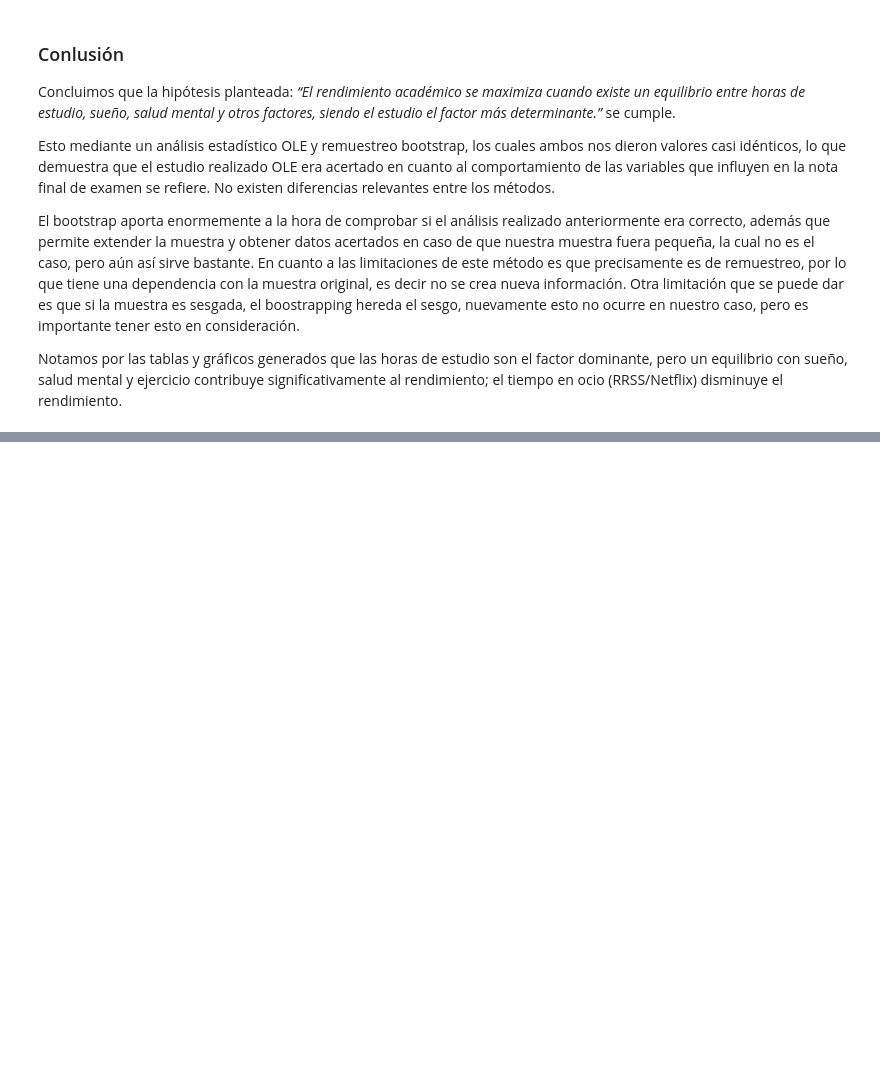
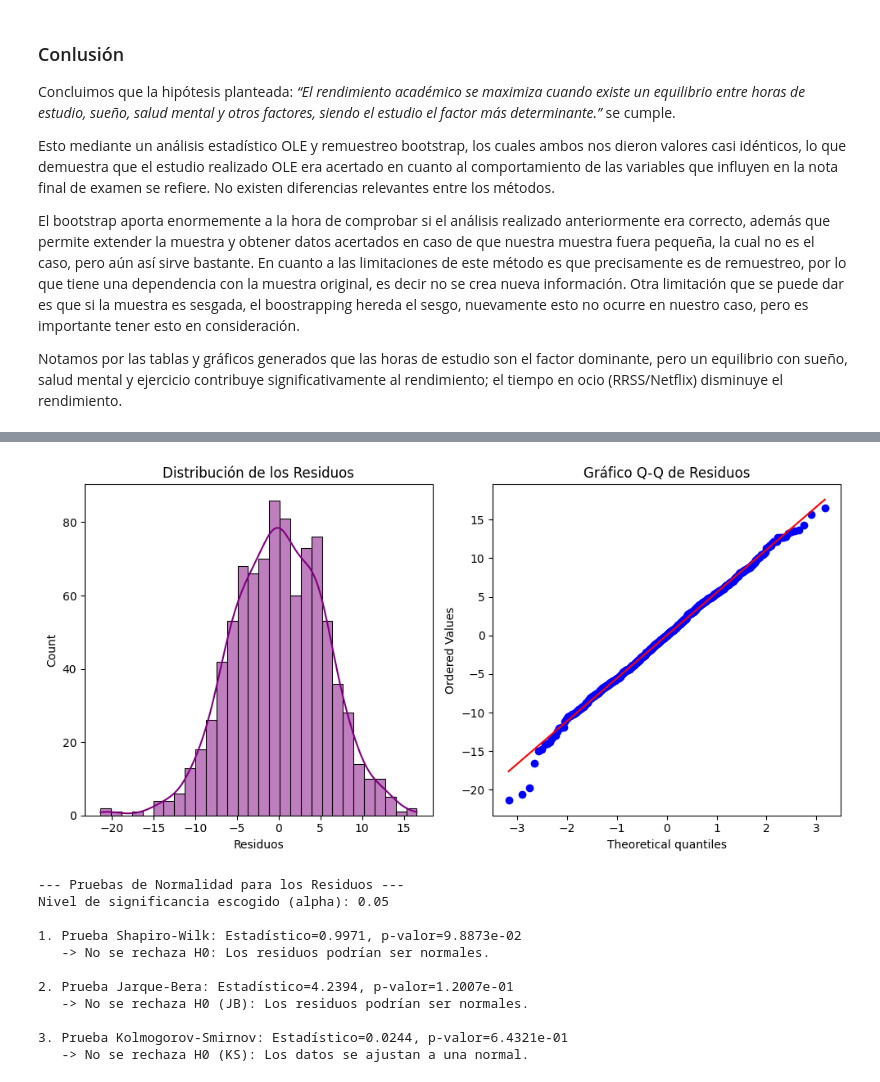
Before and after one commit to Gragas1v9/Trabajo-Estaca, a Jupyter notebook: notebook-estaca-1.ipynb, the cells around one changed output, grey strips where cells are left out. Drawn from its saved outputs; the diff is of its cells as text; code cells hidden in the pictures; blank space fills up the shorter version.

Commit message:
parte 1 entrega 3

```diff
--- a/notebook-estaca-1.ipynb
+++ b/notebook-estaca-1.ipynb
@@ -718,0 +858,72 @@ Notamos por las tablas y gráficos generados que las horas de estudio son el fac
+# %%
+from scipy.stats import shapiro, jarque_bera, norm, kstest
+
+# --- 3.1. Preparar datos para la prueba ---
+# Usaremos los residuos del modelo original (calculados en tu entrega 2)
+# Si no los tienes en memoria, recálculos:
+y_pred = X @ pendientes_hat
+residuos = Y - y_pred
+
+# --- 3.2. Visualización de la distribución de residuos ---
+plt.figure(figsize=(10, 5))
+
+# Histograma y KDE
+plt.subplot(1, 2, 1)
+sns.histplot(residuos, kde=True, bins=30, color='purple')
+plt.title('Distribución de los Residuos')
+plt.xlabel('Residuos')
+
+# Gráfico Q-Q (Quantile-Quantile) para comparar con normal teórica
+plt.subplot(1, 2, 2)
+stats.probplot(residuos, dist="norm", plot=plt)
+plt.title('Gráfico Q-Q de Residuos')
+
+plt.tight_layout()
+plt.show()
+
+# --- 3.3. Pruebas Formales de Bondad de Ajuste (Normalidad) ---
+# Hipótesis nula (H0): Los datos siguen una distribución normal.
+# Nivel de significancia (alfa) típico: 0.05
+
+print("\n--- Pruebas de Normalidad para los Residuos ---")
+alfa_bondad = 0.05
+print(f"Nivel de significancia escogido (alpha): {alfa_bondad}\n")
+
+# Prueba 1: Shapiro-Wilk
+shapiro_stat, shapiro_p = shapiro(residuos)
+print(f"1. Prueba Shapiro-Wilk: Estadístico={shapiro_stat:.4f}, p-valor={shapiro_p:.4e}")
+if shapiro_p > alfa_bondad:
+    print("   -> No se rechaza H0: Los residuos podrían ser normales.")
+else:
+    print("   -> Se rechaza H0: Los residuos NO siguen una distribución normal.")
+
+# Prueba 2: Jarque-Bera (opcional, pero buena para confirmar)
+jb_stat, jb_p = jarque_bera(residuos)
+print(f"\n2. Prueba Jarque-Bera: Estadístico={jb_stat:.4f}, p-valor={jb_p:.4e}")
+if jb_p > alfa_bondad:
+    print("   -> No se rechaza H0 (JB): Los residuos podrían ser normales.")
+else:
+    print("   -> Se rechaza H0 (JB): Los residuos NO son normales.")
+
+# Prueba 3: Kolmogorov-Smirnov (comparando con normal estándar ajustada)
+# Estandarizamos los residuos para comparar con una normal(0,1)
+residuos_std = (residuos - residuos.mean()) / residuos.std()
+ks_stat, ks_p = kstest(residuos_std, 'norm')
+print(f"\n3. Prueba Kolmogorov-Smirnov: Estadístico={ks_stat:.4f}, p-valor={ks_p:.4e}")
+if ks_p > alfa_bondad:
+     print("   -> No se rechaza H0 (KS): Los datos se ajustan a una normal.")
+else:
+     print("   -> Se rechaza H0 (KS): Los datos NO se ajustan a una normal.")
+# %% [output]
+[figure, added]
+--- Pruebas de Normalidad para los Residuos ---
+Nivel de significancia escogido (alpha): 0.05
+
+1. Prueba Shapiro-Wilk: Estadístico=0.9971, p-valor=9.8873e-02
+   -> No se rechaza H0: Los residuos podrían ser normales.
+
+2. Prueba Jarque-Bera: Estadístico=4.2394, p-valor=1.2007e-01
+   -> No se rechaza H0 (JB): Los residuos podrían ser normales.
+
+3. Prueba Kolmogorov-Smirnov: Estadístico=0.0244, p-valor=6.4321e-01
+   -> No se rechaza H0 (KS): Los datos se ajustan a una normal.
```
Also changed, not shown: parts of 8 cells of this notebook.
